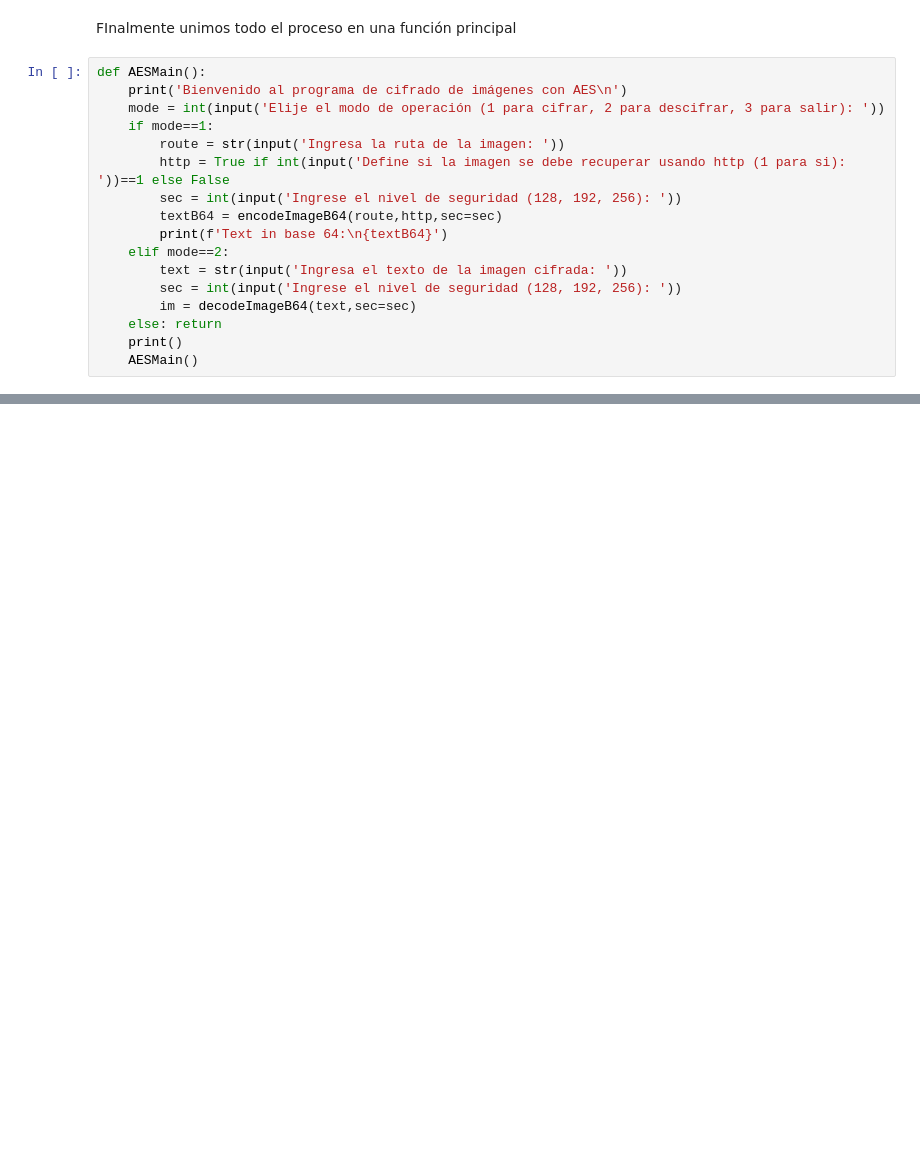
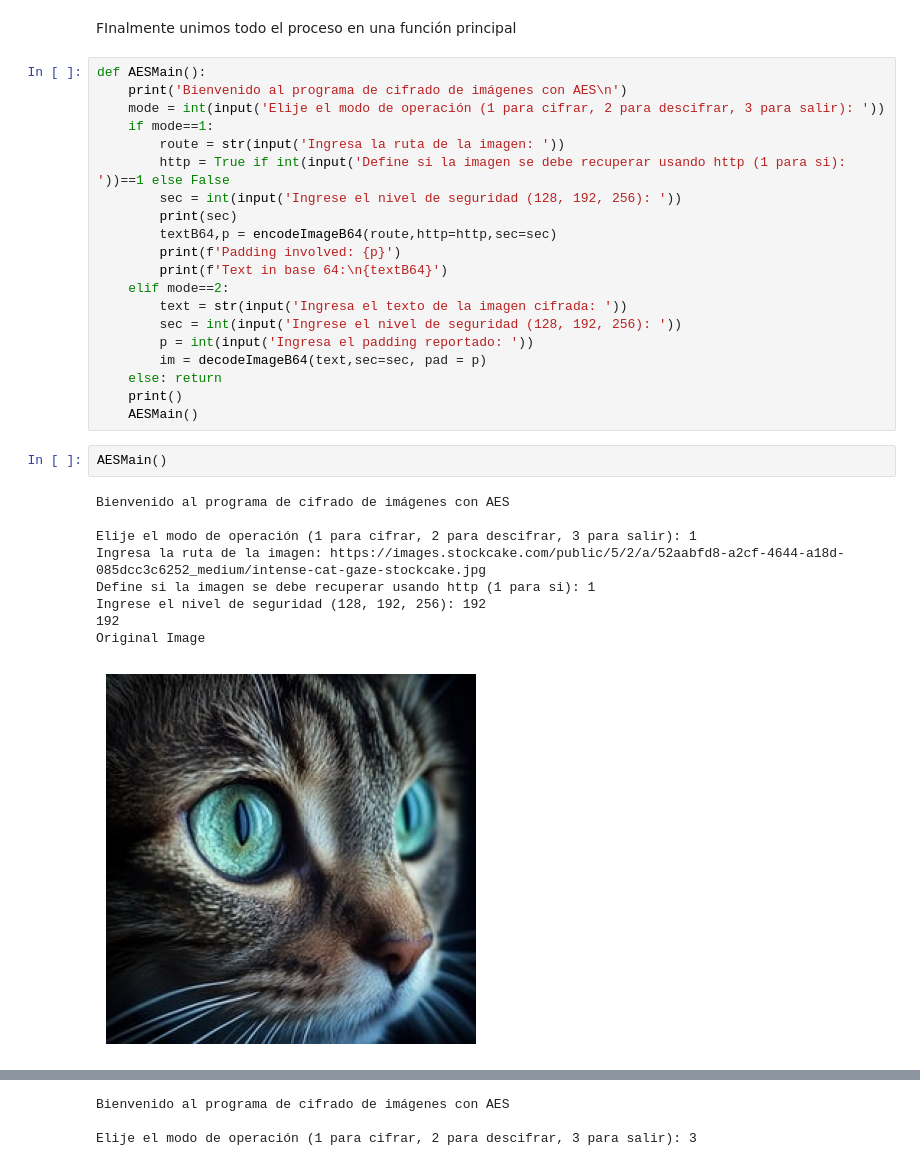
Before and after one commit to omardtl24/IntroCripto2024-2, a Jupyter notebook: Talleres/TallerAES.ipynb, the cells around one changed output, grey strips where cells are left out. Drawn from its saved outputs; the diff is of its cells as text; blank space fills up the shorter version.

```diff
--- a/Talleres/TallerAES.ipynb
+++ b/Talleres/TallerAES.ipynb
@@ -259,12 +230,27 @@ def AESMain():
         route = str(input('Ingresa la ruta de la imagen: '))
         http = True if int(input('Define si la imagen se debe recuperar usando http (1 para si): '))==1 else False
         sec = int(input('Ingrese el nivel de seguridad (128, 192, 256): '))
-        textB64 = encodeImageB64(route,http,sec=sec)
+        print(sec)
+        textB64,p = encodeImageB64(route,http=http,sec=sec)
+        print(f'Padding involved: {p}')
         print(f'Text in base 64:\n{textB64}')
     elif mode==2:
         text = str(input('Ingresa el texto de la imagen cifrada: '))
         sec = int(input('Ingrese el nivel de seguridad (128, 192, 256): '))
-        im = decodeImageB64(text,sec=sec)
+        p = int(input('Ingresa el padding reportado: '))
+        im = decodeImageB64(text,sec=sec, pad = p)
     else: return
     print()
     AESMain()
+# %%
+AESMain()
+# %% [output]
+Bienvenido al programa de cifrado de imágenes con AES
+
+Elije el modo de operación (1 para cifrar, 2 para descifrar, 3 para salir): 1
+Ingresa la ruta de la imagen: https://images.stockcake.com/public/5/2/a/52aabfd8-a2cf-4644-a18d-085dcc3c6252_medium/intense-cat-gaze-stockcake.jpg
+Define si la imagen se debe recuperar usando http (1 para si): 1
+Ingrese el nivel de seguridad (128, 192, 256): 192
+192
+Original Image
+[figure, added]
@@ -270,0 +266,3 @@ def AESMain():
+Bienvenido al programa de cifrado de imágenes con AES
+
+Elije el modo de operación (1 para cifrar, 2 para descifrar, 3 para salir): 3
```
Also changed, not shown: parts of 4 cells of this notebook.
